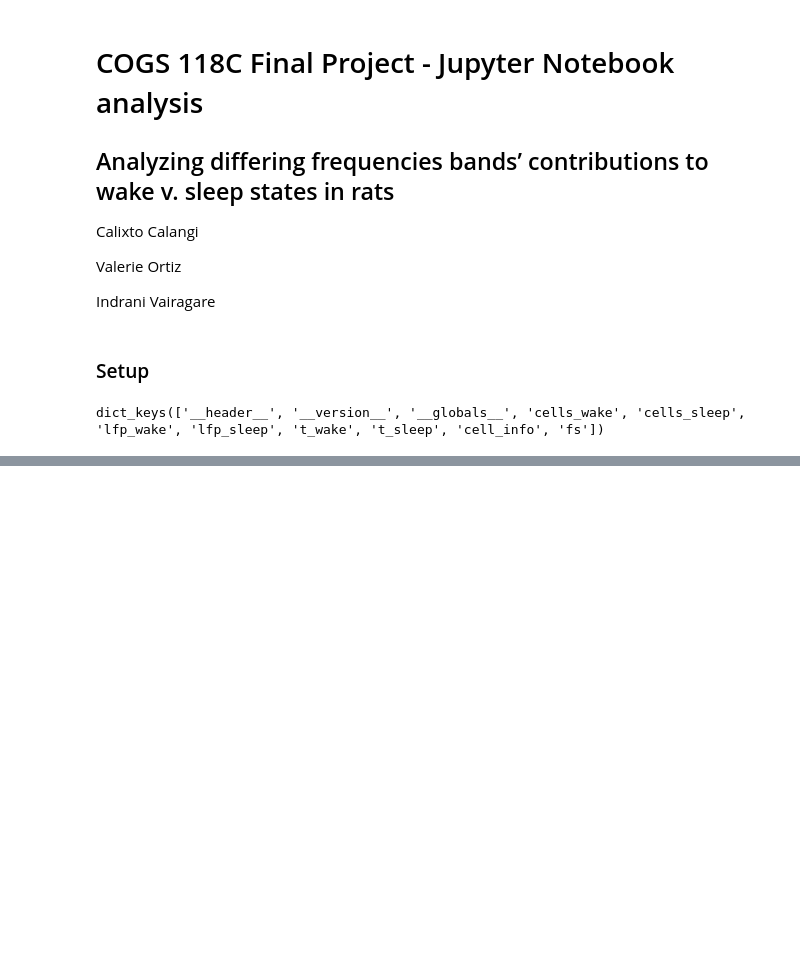
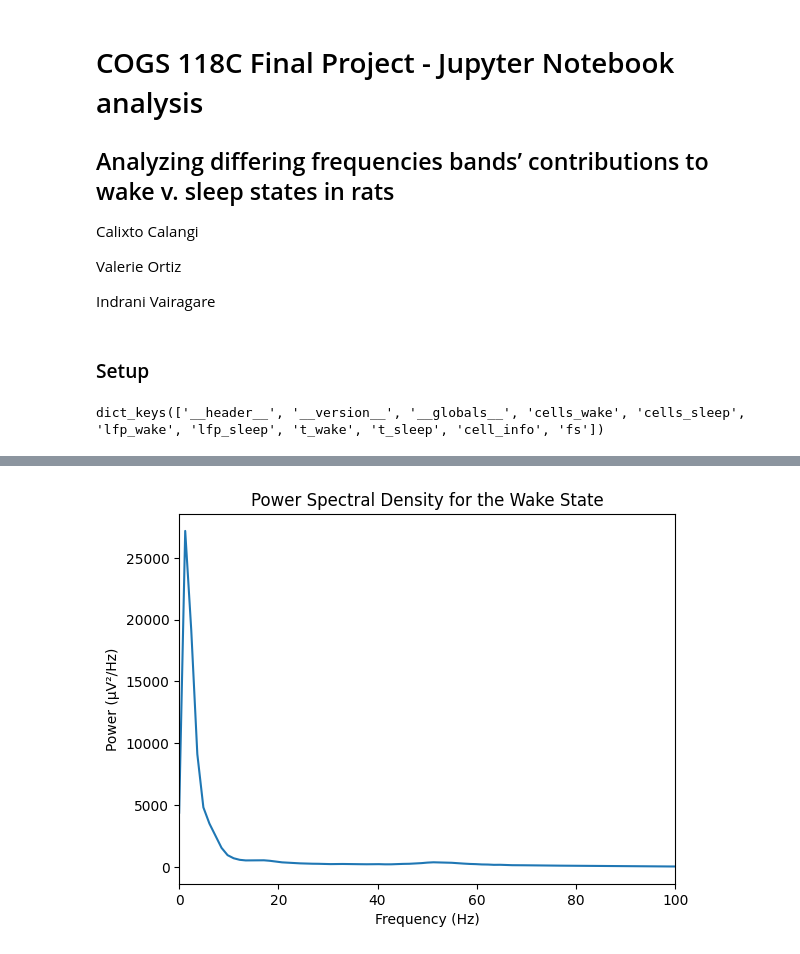
Before and after one commit to Indraniiii/118C_rat, a Jupyter notebook: COGS118_LFP_rats.ipynb, the cells around one changed output, grey strips where cells are left out. Saved outputs shown, nothing was run; the diff lists cells and outputs as text; code cells hidden in the pictures; blank space fills up the shorter version.

```diff
--- a/COGS118_LFP_rats.ipynb
+++ b/COGS118_LFP_rats.ipynb
@@ -32,0 +82,14 @@ dict_keys(['__header__', '__version__', '__globals__', 'cells_wake', 'cells_slee
+# %%
+#perform PSD on wake state
+wake_frequencies, wake_psd = welch(rat_data['lfp_wake'], fs=Fs, nperseg=1024)
+
+mean_wake_psd = np.mean(wake_psd, axis=0)
+# Plot the PSD
+plt.plot(wake_frequencies, mean_wake_psd)
+plt.title('Power Spectral Density for the Wake State')
+plt.xlabel('Frequency (Hz)')
+plt.ylabel('Power (μV²/Hz)')
+plt.xlim(0, 100)
+plt.show()
+# %% [output]
+[figure, added]
```
Also changed, not shown: parts of 14 cells of this notebook.
